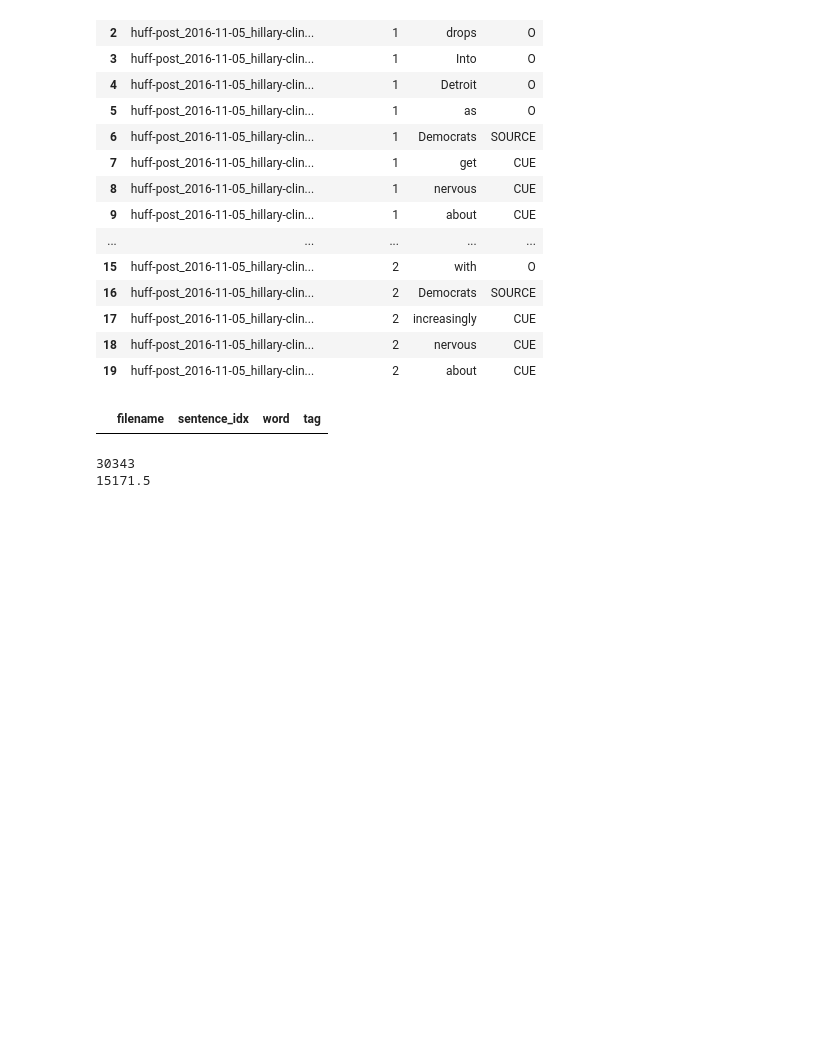
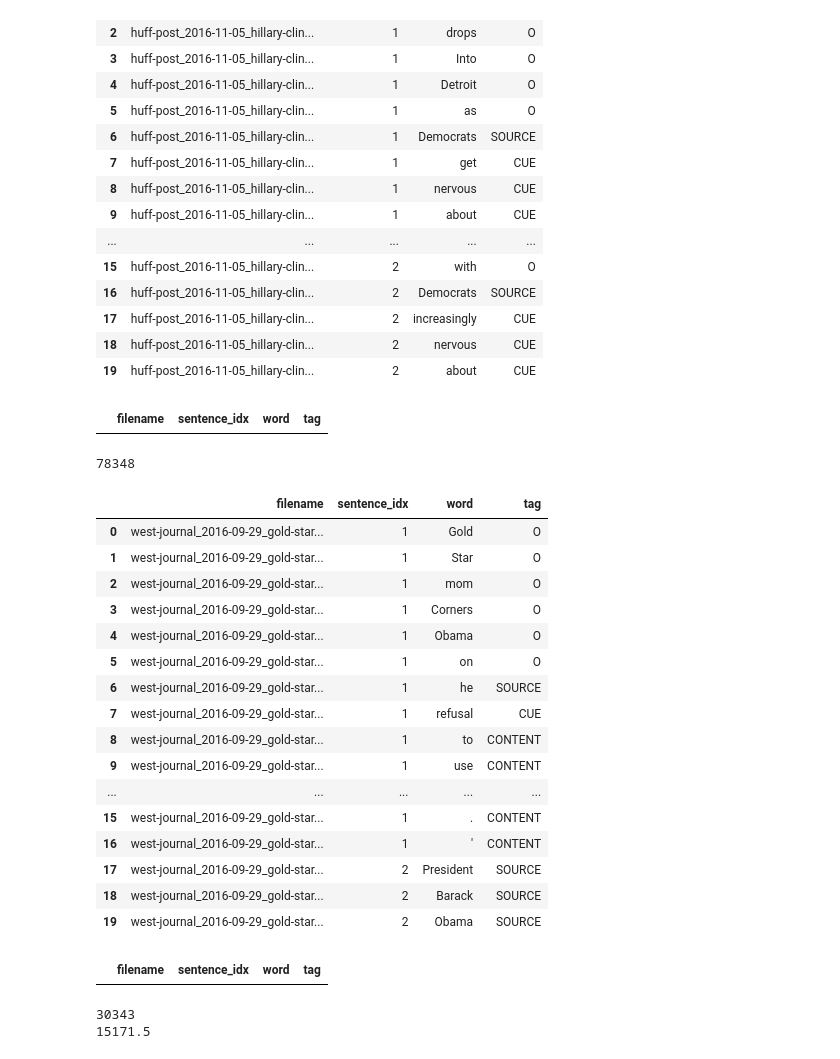
Before and after one commit to xixiwangvu2021/NLPtech_attribution_system, a Jupyter notebook: notebooks/LSTM-CRF-Kaggle-LSTM-AWS-Glove.ipynb, the cells around one changed output. Saved outputs shown, nothing was run; the diff lists cells and outputs as text; code cells hidden in the pictures; blank space fills up the shorter version.

```diff
--- a/notebooks/LSTM-CRF-Kaggle-LSTM-AWS-Glove.ipynb
+++ b/notebooks/LSTM-CRF-Kaggle-LSTM-AWS-Glove.ipynb
@@ -59,6 +59,7 @@ import pandas as pd
 what_corpus = 'polnear'
 what_type_files = 'train'
 what_type_test_file = 'test'
+what_type_val_file = 'dev'
 
 # filepath = 's3://sagemaker-studio-528576943967-ssf9zkrg3os/polnear-conll/prepared/'
 filepath = '../' + what_corpus + '-conll/prepared/'
@@ -122,6 +123,36 @@ df_test.head(20)
 df_test[df_test['tag'].isna()]
 # %% [output]
 |  | filename | sentence_idx | word | tag |
+# %%
+val_filename = what_corpus + '_preprocessed_' + what_type_val_file + '_noBIO.csv'
+df_val = pd.read_csv(filepath + val_filename, sep=";")
+# %%
+print(len(df_val.index))
+del df_val['Unnamed: 0']
+df_val.head(20)
+# %% [output]
+78348
+|  | filename | sentence_idx | word | tag |
+| 0 | west-journal_2016-09-29_gold-star... | 1 | Gold | O |
+| 1 | west-journal_2016-09-29_gold-star... | 1 | Star | O |
+| 2 | west-journal_2016-09-29_gold-star... | 1 | mom | O |
+| 3 | west-journal_2016-09-29_gold-star... | 1 | Corners | O |
+| 4 | west-journal_2016-09-29_gold-star... | 1 | Obama | O |
+| 5 | west-journal_2016-09-29_gold-star... | 1 | on | O |
+| 6 | west-journal_2016-09-29_gold-star... | 1 | he | SOURCE |
+| 7 | west-journal_2016-09-29_gold-star... | 1 | refusal | CUE |
+| 8 | west-journal_2016-09-29_gold-star... | 1 | to | CONTENT |
+| 9 | west-journal_2016-09-29_gold-star... | 1 | use | CONTENT |
+| ... | ... | ... | ... | ... |
+| 15 | west-journal_2016-09-29_gold-star... | 1 | . | CONTENT |
+| 16 | west-journal_2016-09-29_gold-star... | 1 | ' | CONTENT |
+| 17 | west-journal_2016-09-29_gold-star... | 2 | President | SOURCE |
+| 18 | west-journal_2016-09-29_gold-star... | 2 | Barack | SOURCE |
+| 19 | west-journal_2016-09-29_gold-star... | 2 | Obama | SOURCE |
+# %%
+df_val[df_val['tag'].isna()]
+# %% [output]
+|  | filename | sentence_idx | word | tag |
 # %%
 class SentenceGetter(object):
 
```
Also changed, not shown: parts of 19 cells of this notebook.
